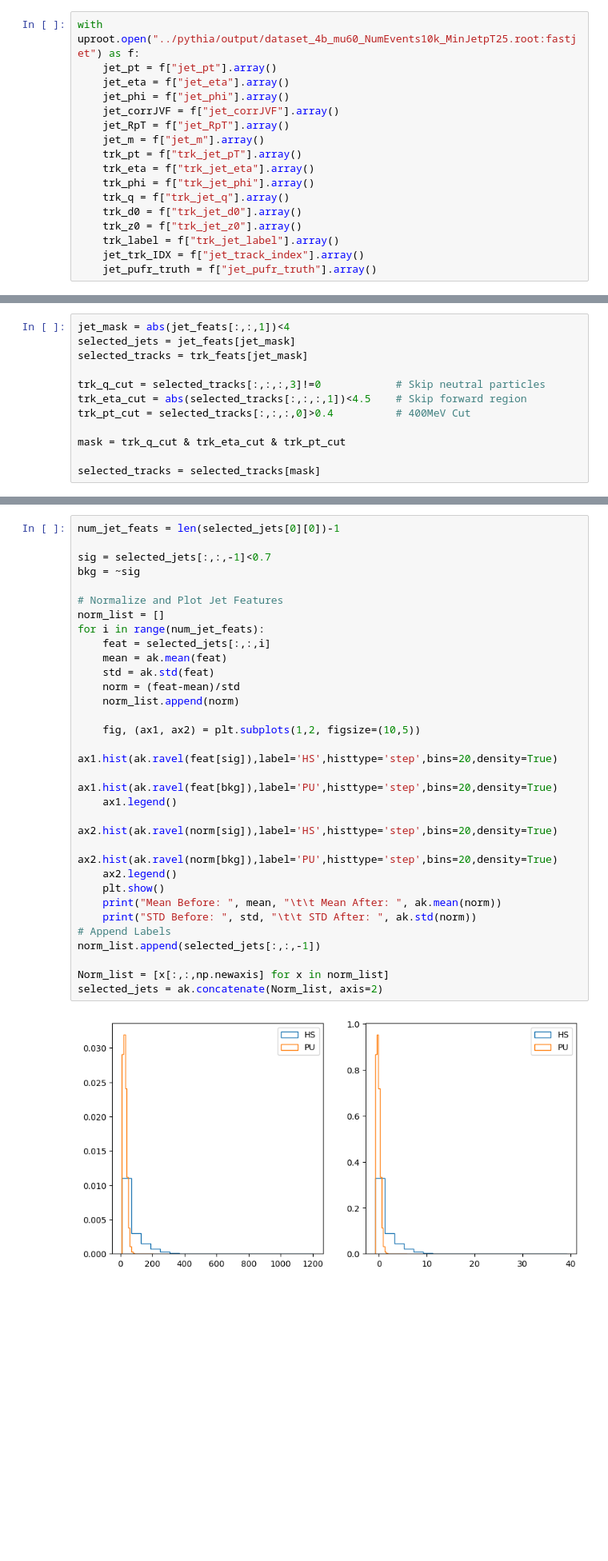
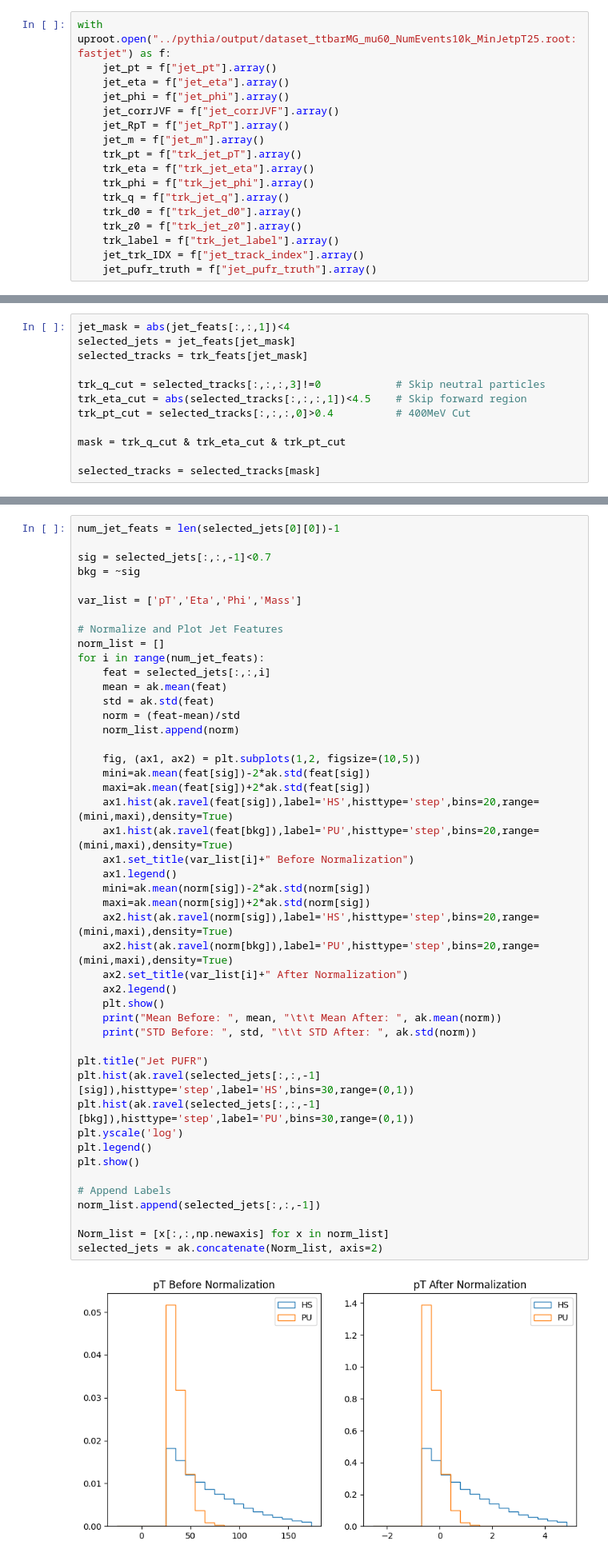
Before and after one commit to LukeV37/Pileup_Project, a Jupyter notebook: models/Preprocessing.ipynb, the cells around one changed output, grey strips where cells are left out. Shown: that part at 80% size. Drawn from its saved outputs; the diff is of its cells as text; blank space fills up the shorter version.

Commit message:
MadGraph preprocessing

```diff
--- a/models/Preprocessing.ipynb
+++ b/models/Preprocessing.ipynb
@@ -8,7 +8,7 @@ import pickle
 import torch
 import torch.nn.functional as F
 # %%
-with uproot.open("../pythia/output/dataset_4b_mu60_NumEvents10k_MinJetpT25.root:fastjet") as f:
+with uproot.open("../pythia/output/dataset_ttbarMG_mu60_NumEvents10k_MinJetpT25.root:fastjet") as f:
     jet_pt = f["jet_pt"].array()
     jet_eta = f["jet_eta"].array()
     jet_phi = f["jet_phi"].array()
@@ -78,32 +78,48 @@ selected_tracks = selected_tracks[trackless_jets_mask]
 # %%
 num_jet_feats = len(selected_jets[0][0])-1
 
 sig = selected_jets[:,:,-1]<0.7
 bkg = ~sig
+
+var_list = ['pT','Eta','Phi','Mass']
 
 # Normalize and Plot Jet Features
 norm_list = []
 for i in range(num_jet_feats):
     feat = selected_jets[:,:,i]
     mean = ak.mean(feat)
     std = ak.std(feat)
     norm = (feat-mean)/std
     norm_list.append(norm)
 
     fig, (ax1, ax2) = plt.subplots(1,2, figsize=(10,5))
-    ax1.hist(ak.ravel(feat[sig]),label='HS',histtype='step',bins=20,density=True)
-    ax1.hist(ak.ravel(feat[bkg]),label='PU',histtype='step',bins=20,density=True)
+    mini=ak.mean(feat[sig])-2*ak.std(feat[sig])
+    maxi=ak.mean(feat[sig])+2*ak.std(feat[sig])
+    ax1.hist(ak.ravel(feat[sig]),label='HS',histtype='step',bins=20,range=(mini,maxi),density=True)
+    ax1.hist(ak.ravel(feat[bkg]),label='PU',histtype='step',bins=20,range=(mini,maxi),density=True)
+    ax1.set_title(var_list[i]+" Before Normalization")
     ax1.legend()
-    ax2.hist(ak.ravel(norm[sig]),label='HS',histtype='step',bins=20,density=True)
-    ax2.hist(ak.ravel(norm[bkg]),label='PU',histtype='step',bins=20,density=True)
+    mini=ak.mean(norm[sig])-2*ak.std(norm[sig])
+    maxi=ak.mean(norm[sig])+2*ak.std(norm[sig])
+    ax2.hist(ak.ravel(norm[sig]),label='HS',histtype='step',bins=20,range=(mini,maxi),density=True)
+    ax2.hist(ak.ravel(norm[bkg]),label='PU',histtype='step',bins=20,range=(mini,maxi),density=True)
+    ax2.set_title(var_list[i]+" After Normalization")
     ax2.legend()
     plt.show()
     print("Mean Before: ", mean, "\t\t Mean After: ", ak.mean(norm))
     print("STD Before: ", std, "\t\t STD After: ", ak.std(norm))
+
+plt.title("Jet PUFR")
+plt.hist(ak.ravel(selected_jets[:,:,-1][sig]),histtype='step',label='HS',bins=30,range=(0,1))
+plt.hist(ak.ravel(selected_jets[:,:,-1][bkg]),histtype='step',label='PU',bins=30,range=(0,1))
+plt.yscale('log')
+plt.legend()
+plt.show()
+
 # Append Labels
 norm_list.append(selected_jets[:,:,-1])
 
 Norm_list = [x[:,:,np.newaxis] for x in norm_list]
 selected_jets = ak.concatenate(Norm_list, axis=2)
 # %% [output]
-[figure, old version]
+[figure, new version]
```
Also changed, not shown: parts of 12 cells of this notebook.
